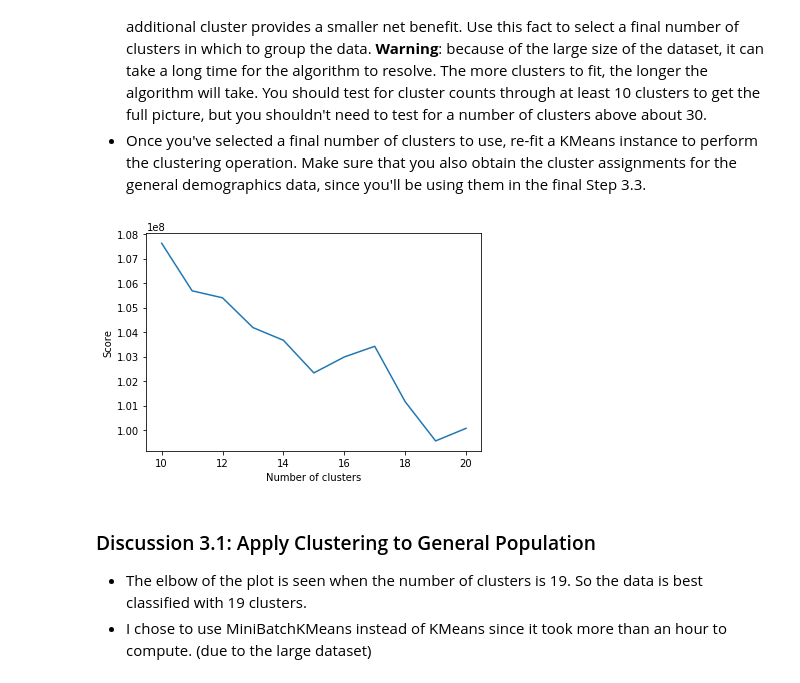
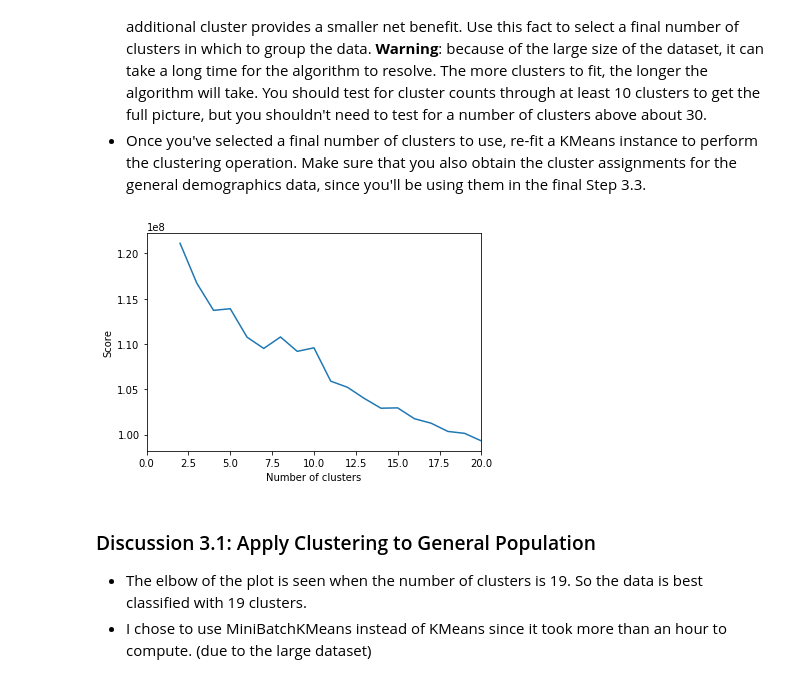
Before and after one commit to kassem-mustapha/identify-customer-segments, a Jupyter notebook: Identify_Customer_Segments.ipynb, the cells around one changed output. Cells and saved outputs as stored; diff of their text form; code cells hidden in the pictures.

```diff
--- a/Identify_Customer_Segments.ipynb
+++ b/Identify_Customer_Segments.ipynb
@@ -1277,7 +1301,7 @@ from sklearn.cluster import MiniBatchKMeans
 # %%
 # Over a number of different cluster counts...
 scorer = []
-clusters = np.arange(10,21)
+clusters = np.arange(2,21)
 for centers in clusters:
     kmeans = MiniBatchKMeans(centers)
     model = kmeans.fit(azdias_pca_96)
@@ -1290,12 +1314,13 @@ for centers in clusters:
 # %%
 # Investigate the change in within-cluster distance across number of clusters.
 # HINT: Use matplotlib's plot function to visualize this relationship.
 plt.plot(clusters, scorer)
 plt.xlabel('Number of clusters')
+plt.xlim(0,20)
 plt.ylabel('Score')
 plt.show()
 # %% [output]
-[figure, old version]
+[figure, new version]
 # %%
 # Re-fit the k-means model with the selected number of clusters and obtain
 # cluster predictions for the general population demographics data.
```
Also changed, not shown: parts of 20 cells of this notebook, 1 other file.
